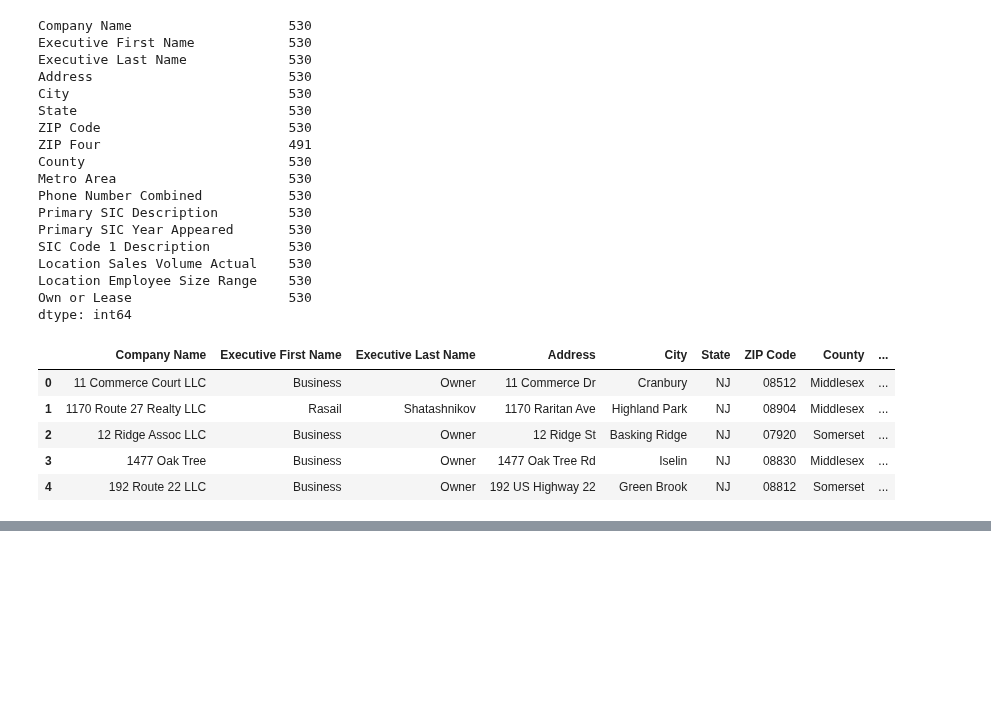
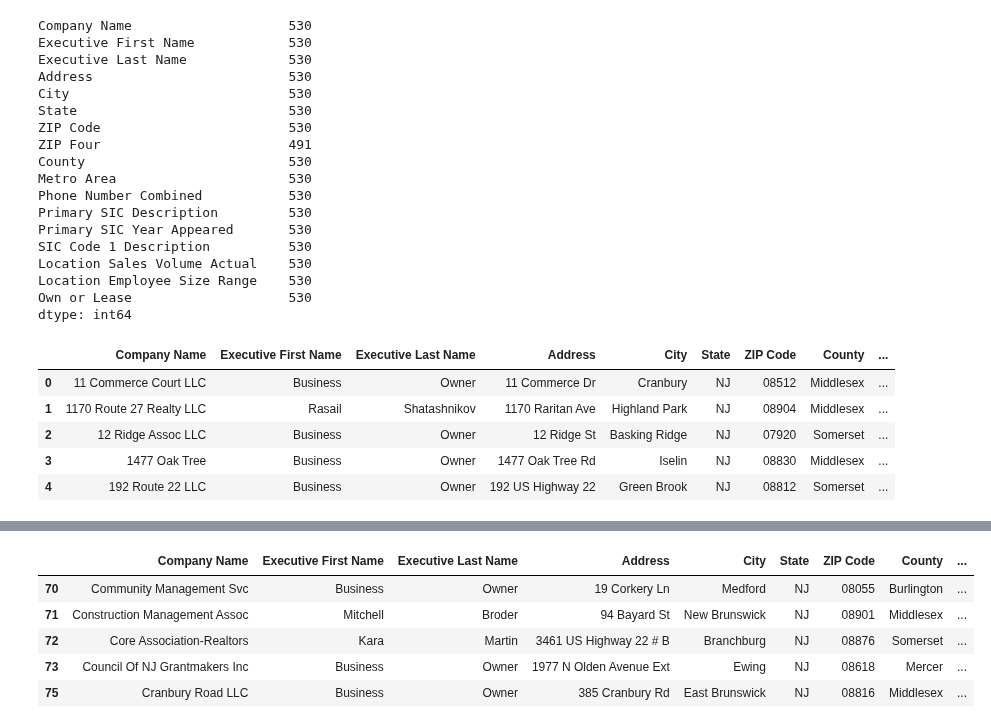
Before and after one commit to cavallon/Absentee_Owner_Data_Cleaning, a Jupyter notebook: business_name_cleaning.ipynb, the cells around one changed output, grey strips where cells are left out. Cells and saved outputs as stored; diff of their text form; code cells hidden in the pictures; blank space fills up the shorter version.

```diff
--- a/business_name_cleaning.ipynb
+++ b/business_name_cleaning.ipynb
@@ -186,0 +200,11 @@ df_cleaned.to_csv("PM_Mailing_List_3-12-25.csv", index=False)
+# %%
+df_second_66 = df_cleaned.iloc[67:132]
+# %%
+df_second_66.head()
+# %% [output]
+|  | Company Name | Executive First Name | Executive Last Name | Address | City | State | ZIP Code | County | ... |
+| 70 | Community Management Svc | Business | Owner | 19 Corkery Ln | Medford | NJ | 08055 | Burlington | ... |
+| 71 | Construction Management Assoc | Mitchell | Broder | 94 Bayard St | New Brunswick | NJ | 08901 | Middlesex | ... |
+| 72 | Core Association-Realtors | Kara | Martin | 3461 US Highway 22 # B | Branchburg | NJ | 08876 | Somerset | ... |
+| 73 | Council Of NJ Grantmakers Inc | Business | Owner | 1977 N Olden Avenue Ext | Ewing | NJ | 08618 | Mercer | ... |
+| 75 | Cranbury Road LLC | Business | Owner | 385 Cranbury Rd | East Brunswick | NJ | 08816 | Middlesex | ... |
```
Also changed, not shown: parts of 4 cells of this notebook, 2 other files.
